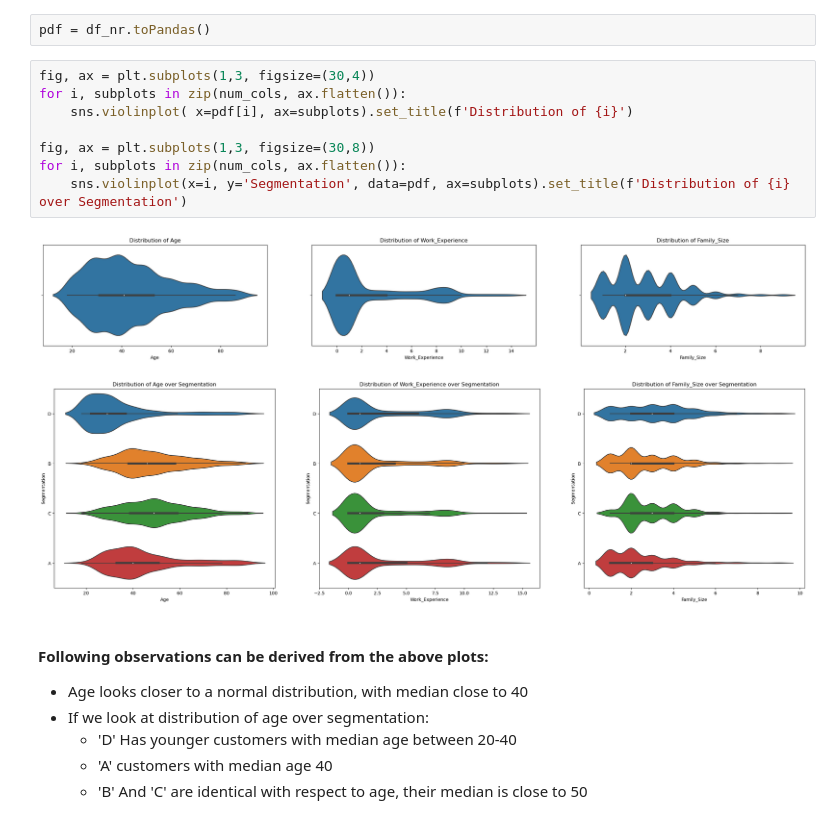
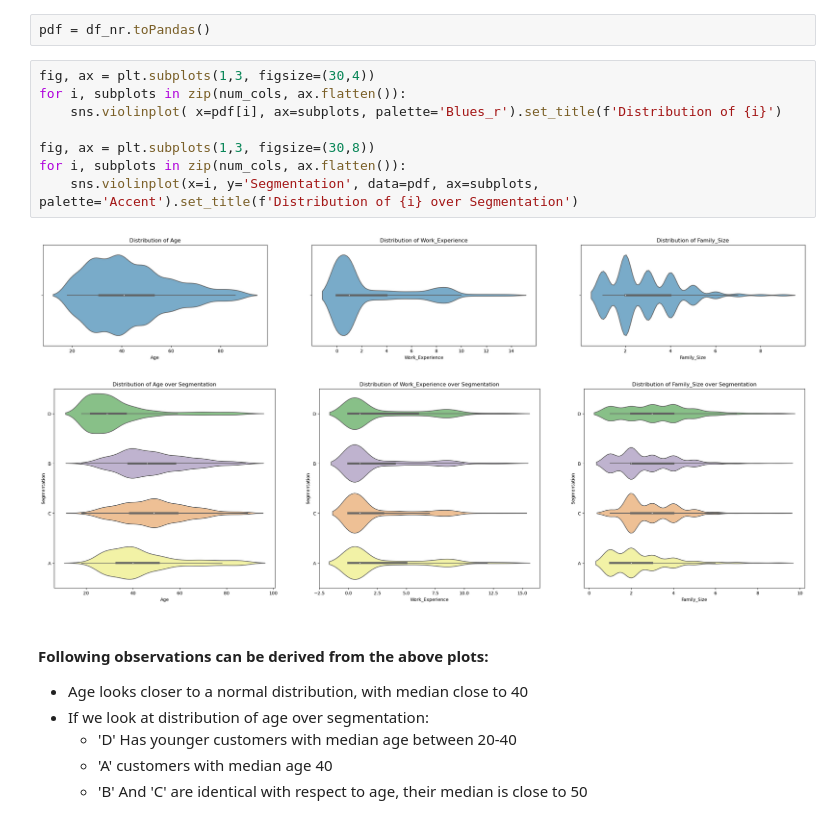
Before and after one commit to Neeraj-Prakash/Customer-Segment-Classification-Multiclass, a Jupyter notebook: 01 - EDA.ipynb, the cells around one changed output. Drawn from its saved outputs; the diff is of its cells as text.

Commit message:
formatted violin plots

```diff
--- a/01 - EDA.ipynb
+++ b/01 - EDA.ipynb
@@ -114,14 +102,14 @@ pdf = df_nr.toPandas()
 # %%
 fig, ax = plt.subplots(1,3, figsize=(30,4))
 for i, subplots in zip(num_cols, ax.flatten()):
-    sns.violinplot( x=pdf[i], ax=subplots).set_title(f'Distribution of {i}')
+    sns.violinplot( x=pdf[i], ax=subplots, palette='Blues_r').set_title(f'Distribution of {i}')
 
 fig, ax = plt.subplots(1,3, figsize=(30,8))
 for i, subplots in zip(num_cols, ax.flatten()):
-    sns.violinplot(x=i, y='Segmentation', data=pdf, ax=subplots).set_title(f'Distribution of {i} over Segmentation')
+    sns.violinplot(x=i, y='Segmentation', data=pdf, ax=subplots, palette='Accent').set_title(f'Distribution of {i} over Segmentation')
 # %% [output]
-[figure, old version]
+[figure, new version]
-[figure, old version]
+[figure, new version]
 # %% [markdown]
 #### **Following observations can be derived from the above plots:**
 - Age looks closer to a normal distribution, with median close to 40
```
Also changed, not shown: parts of 3 cells of this notebook.
